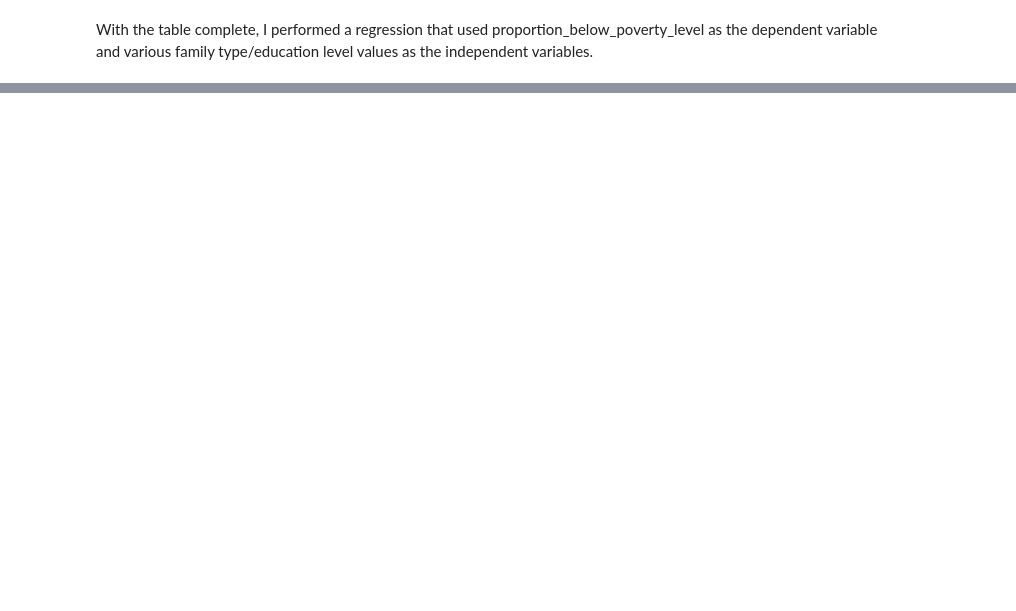
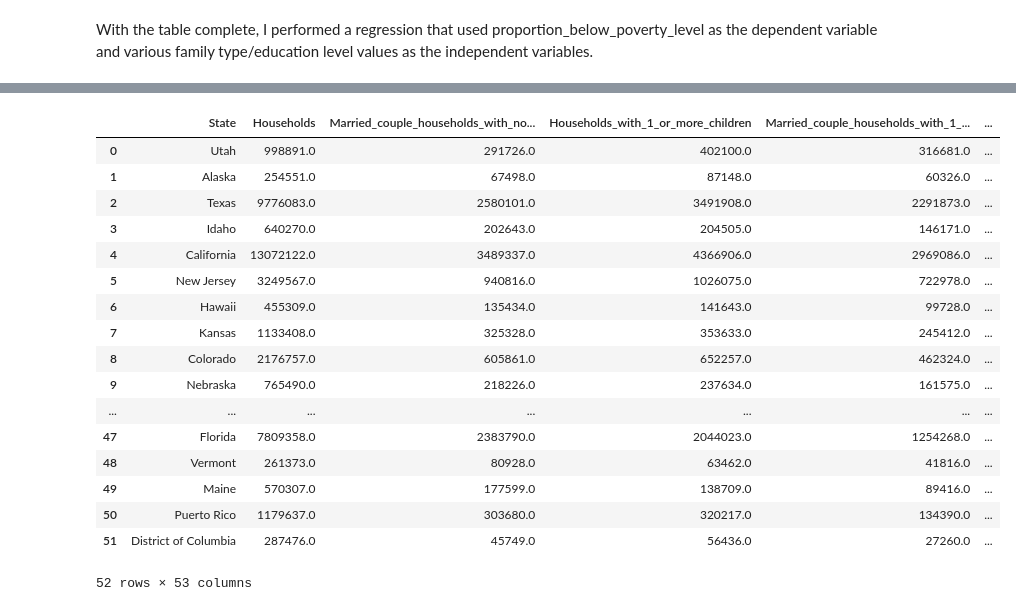
Before and after one commit to kburchfiel/census_query_tutorial, a Jupyter notebook: census_query_tutorial_v3.ipynb, the cells around one changed output, grey strips where cells are left out. Drawn from its saved outputs; the diff is of its cells as text; code cells hidden in the pictures; blank space fills up the shorter version.

Commit message:
Expanded the program to also generate state and county-level data

```diff
--- a/census_query_tutorial_v3.ipynb
+++ b/census_query_tutorial_v3.ipynb
@@ -547,0 +419,4 @@ Notes:
+# %%
+sample_year = 2019
+census_query = c.acs5.get(('NAME', 'B17018_003E'), {'for': 'county:*', 'in':'state:*', 'year':sample_year})
+census_query
@@ -547,0 +443,16 @@ Notes:
+# %%
+for i in range(len(metric_list)):
+    census_query = c.acs5.get(('NAME', metric_list[i]['Name']), {'for': 'county:*', 'in':'state:*', 'year':year})
+    county_list = [census_query[j]['NAME'] for j in range(len(census_query))] # The 'NAME' component of a county-based query includes the county name (including 'County'), a comma, and the state name. I chose to keep the state name within this result so that each county/state value would remain unique, which will prove helpful when creating choropleth maps.
+    county_code_list = [census_query[j]['county'] for j in range(len(census_query))]
+    state_list = [census_query[j]['state'] for j in range(len(census_query))]
+    metric = [census_query[j][metric_list[i]['Name']] for j in range(len(census_query))]
+    df_metric = pd.DataFrame(data={'County':county_list, 'County_Code': county_code_list, 'State':state_list, metric_list[i]['Alias']:metric})
+
+    if i == 0:
+        county_results = df_metric
+    else:
+        county_results = county_results.merge(right=df_metric,how='outer')
+
+
+county_results
@@ -547,0 +495,34 @@ Notes:
+# %%
+for i in range(len(metric_list)):
+    census_query = c.acs1.get(('NAME', metric_list[i]['Name']), {'for': 'state:*', 'year':year})
+    state_list = [census_query[j]['NAME'] for j in range(len(census_query))]
+    metric = [census_query[j][metric_list[i]['Name']] for j in range(len(census_query))]
+    df_metric = pd.DataFrame(data={'State':state_list, metric_list[i]['Alias']:metric})
+
+    if i == 0:
+        state_results = df_metric
+    else:
+        state_results = state_results.merge(right=df_metric,how='outer')
+
+state_results = calculate_proportions(state_results)
+
+state_results
+# %% [output]
+|  | State | Households | Married_couple_households_with_no... | Households_with_1_or_more_children | Married_couple_households_with_1_... | ... |
+| 0 | Utah | 998891.0 | 291726.0 | 402100.0 | 316681.0 | ... |
+| 1 | Alaska | 254551.0 | 67498.0 | 87148.0 | 60326.0 | ... |
+| 2 | Texas | 9776083.0 | 2580101.0 | 3491908.0 | 2291873.0 | ... |
+| 3 | Idaho | 640270.0 | 202643.0 | 204505.0 | 146171.0 | ... |
+| 4 | California | 13072122.0 | 3489337.0 | 4366906.0 | 2969086.0 | ... |
+| 5 | New Jersey | 3249567.0 | 940816.0 | 1026075.0 | 722978.0 | ... |
+| 6 | Hawaii | 455309.0 | 135434.0 | 141643.0 | 99728.0 | ... |
+| 7 | Kansas | 1133408.0 | 325328.0 | 353633.0 | 245412.0 | ... |
+| 8 | Colorado | 2176757.0 | 605861.0 | 652257.0 | 462324.0 | ... |
+| 9 | Nebraska | 765490.0 | 218226.0 | 237634.0 | 161575.0 | ... |
+| ... | ... | ... | ... | ... | ... | ... |
+| 47 | Florida | 7809358.0 | 2383790.0 | 2044023.0 | 1254268.0 | ... |
+| 48 | Vermont | 261373.0 | 80928.0 | 63462.0 | 41816.0 | ... |
+| 49 | Maine | 570307.0 | 177599.0 | 138709.0 | 89416.0 | ... |
+| 50 | Puerto Rico | 1179637.0 | 303680.0 | 320217.0 | 134390.0 | ... |
+| 51 | District of Columbia | 287476.0 | 45749.0 | 56436.0 | 27260.0 | ... |
+52 rows × 53 columns
```
Also changed, not shown: parts of 27 cells of this notebook, 6 other files.
